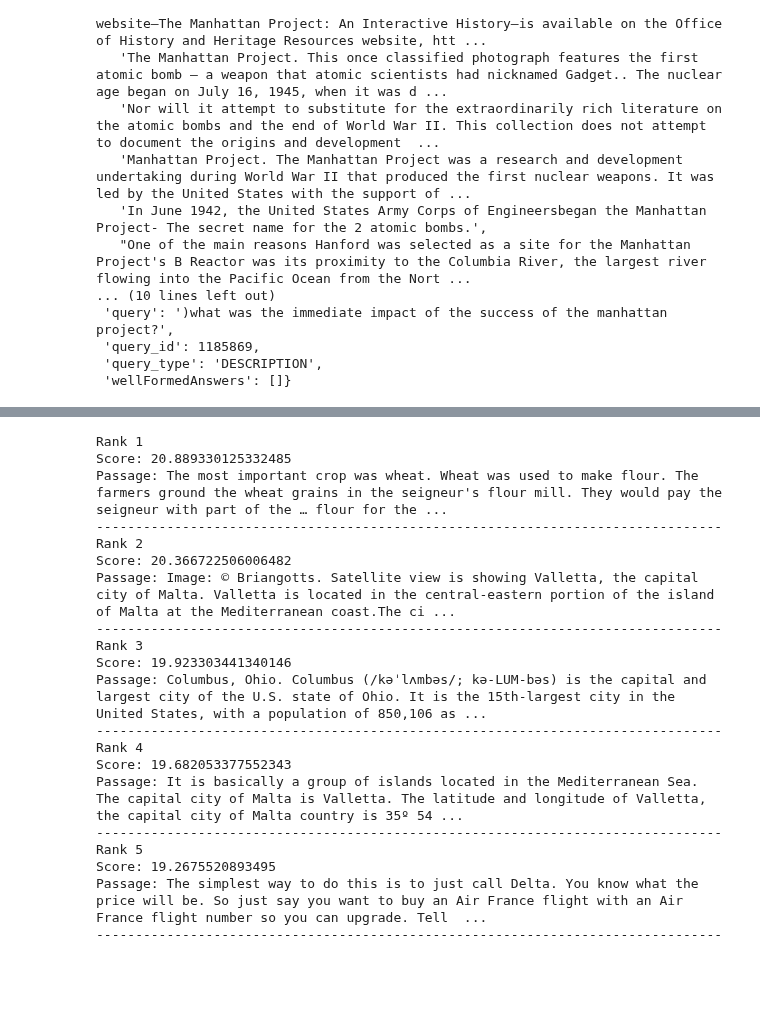
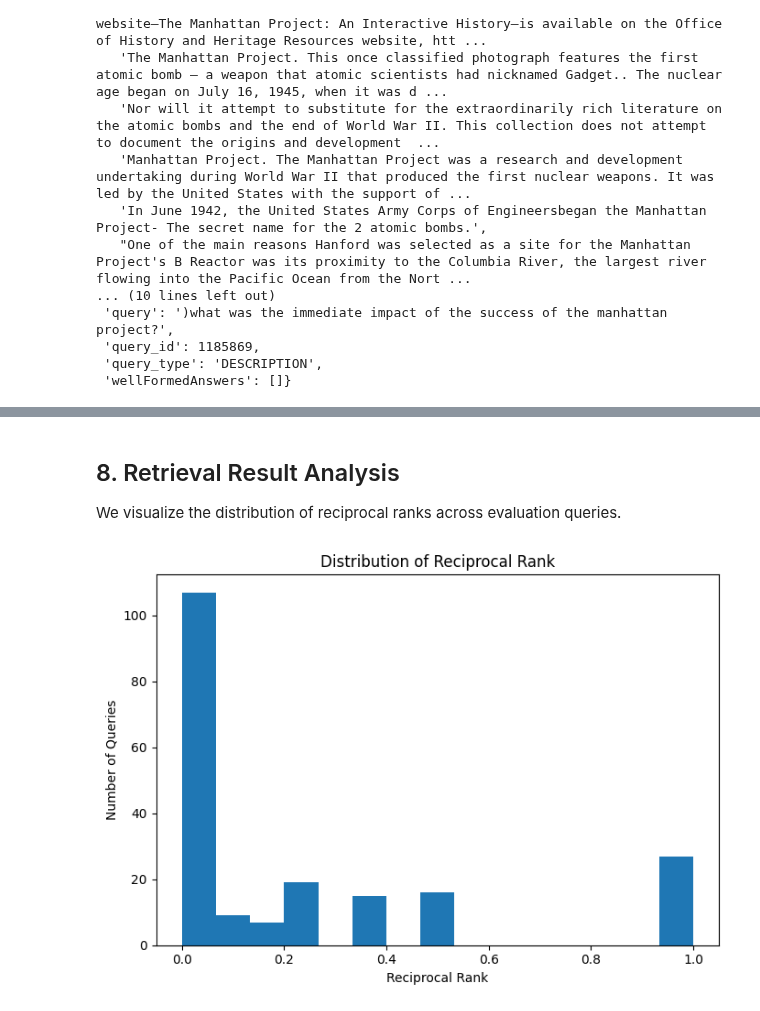
Before and after one commit to GioiaZheng/msmarco-genqa, a Jupyter notebook: notebooks/week02_retrieval.ipynb, the cells around one changed output, grey strips where cells are left out. Drawn from its saved outputs; the diff is of its cells as text; code cells hidden in the pictures; blank space fills up the shorter version.

Commit message:
Week2 BM25 retrieval baseline implementation and report

```diff
--- a/notebooks/week02_retrieval.ipynb
+++ b/notebooks/week02_retrieval.ipynb
@@ -77,8 +118,0 @@ BM25 index built successfully.
-# %%
-query = "what is the capital of france"
-tokenized_query = query.lower().split()
-
-scores = bm25.get_scores(tokenized_query)
-
-print("Number of scores:", len(scores))
-print("Max score:", np.max(scores))
@@ -88,8 +118,0 @@ Max score: 20.889330125332485
-# %%
-top_k = np.argsort(scores)[::-1][:5]
-
-for rank, idx in enumerate(top_k, start=1):
-    print(f"Rank {rank}")
-    print("Score:", scores[idx])
-    print("Passage:", corpus[idx])
-    print("-" * 80)
@@ -152,0 +158,12 @@ Passage: One of the main reasons Hanford was selected as a site for the Manhatta
+# %%
+query = "what was the immediate impact of the success of the manhattan project"
+
+results = retrieve(query, bm25, corpus, k=5)
+
+print("Query:", query)
+print()
+
+for i, r in enumerate(results, 1):
+    print(f"Rank {i} | Score: {r['score']:.4f}")
+    print(r["passage"])
+    print("-" * 80)
@@ -166,34 +233,20 @@ def retrieve(query, bm25, corpus, k=5):
-# %%
-results = retrieve("what is the capital of france", bm25, corpus, k=5)
-
-for i, r in enumerate(results, start=1):
-    print(f"Rank {i}")
-    print("Score:", r["score"])
-    print("Passage:", r["passage"])
-    print("-" * 80)
-# %% [output]
-Rank 1
-Score: 20.889330125332485
-Passage: The most important crop was wheat. Wheat was used to make flour. The farmers ground the wheat grains in the seigneur's flour mill. They would pay the seigneur with part of the … flour for the ...
---------------------------------------------------------------------------------
-Rank 2
-Score: 20.366722506006482
-Passage: Image: © Briangotts. Satellite view is showing Valletta, the capital city of Malta. Valletta is located in the central-eastern portion of the island of Malta at the Mediterranean coast.The ci ...
---------------------------------------------------------------------------------
-Rank 3
-Score: 19.923303441340146
-Passage: Columbus, Ohio. Columbus (/kəˈlʌmbəs/; kə-LUM-bəs) is the capital and largest city of the U.S. state of Ohio. It is the 15th-largest city in the United States, with a population of 850,106 as ...
---------------------------------------------------------------------------------
-Rank 4
-Score: 19.682053377552343
-Passage: It is basically a group of islands located in the Mediterranean Sea. The capital city of Malta is Valletta. The latitude and longitude of Valletta, the capital city of Malta country is 35º 54 ...
---------------------------------------------------------------------------------
-Rank 5
-Score: 19.2675520893495
-Passage: The simplest way to do this is to just call Delta. You know what the price will be. So just say you want to buy an Air France flight with an Air France flight number so you can upgrade. Tell  ...
---------------------------------------------------------------------------------
+# %% [markdown]
+## 8. Retrieval Result Analysis
+
+We visualize the distribution of reciprocal ranks across evaluation queries.
 # %%
-import sys
-sys.path.append("..")
+plt.figure(figsize=(7,5))
 
-from src.bm25_retriever import BM25Retriever
+plt.hist(rr_scores, bins=15)
+
+plt.title("Distribution of Reciprocal Rank")
+plt.xlabel("Reciprocal Rank")
+plt.ylabel("Number of Queries")
+
+plt.tight_layout()
+
+plt.savefig("../reports/rr_distribution.png", dpi=300)
+
+plt.show()
+# %% [output]
+[figure, added]
```
Also changed, not shown: parts of 38 cells of this notebook, 9 other files.
